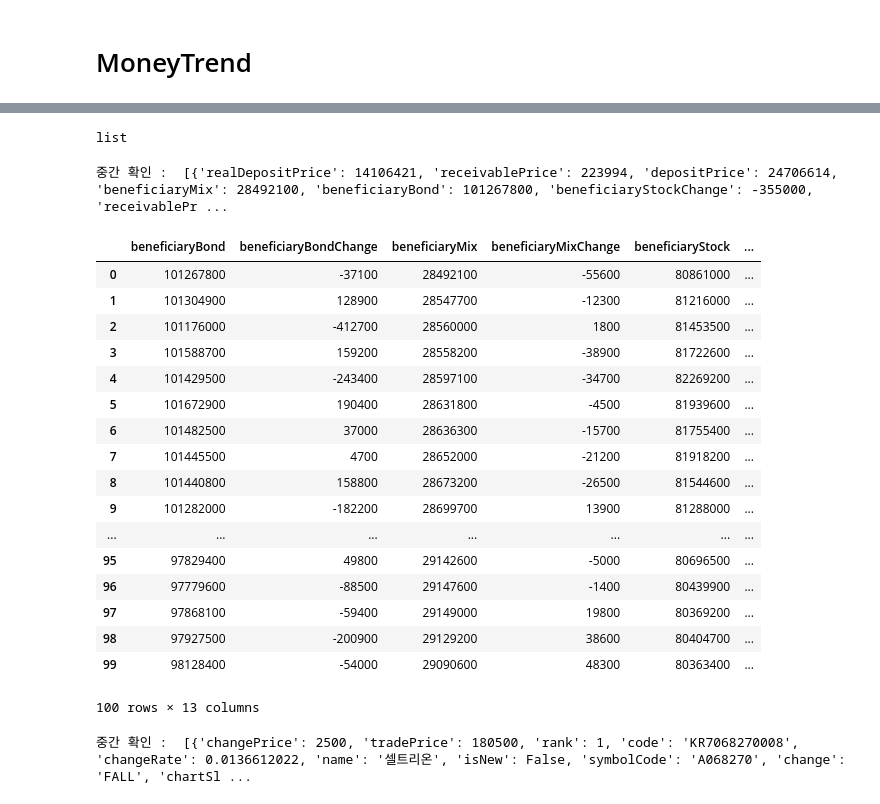
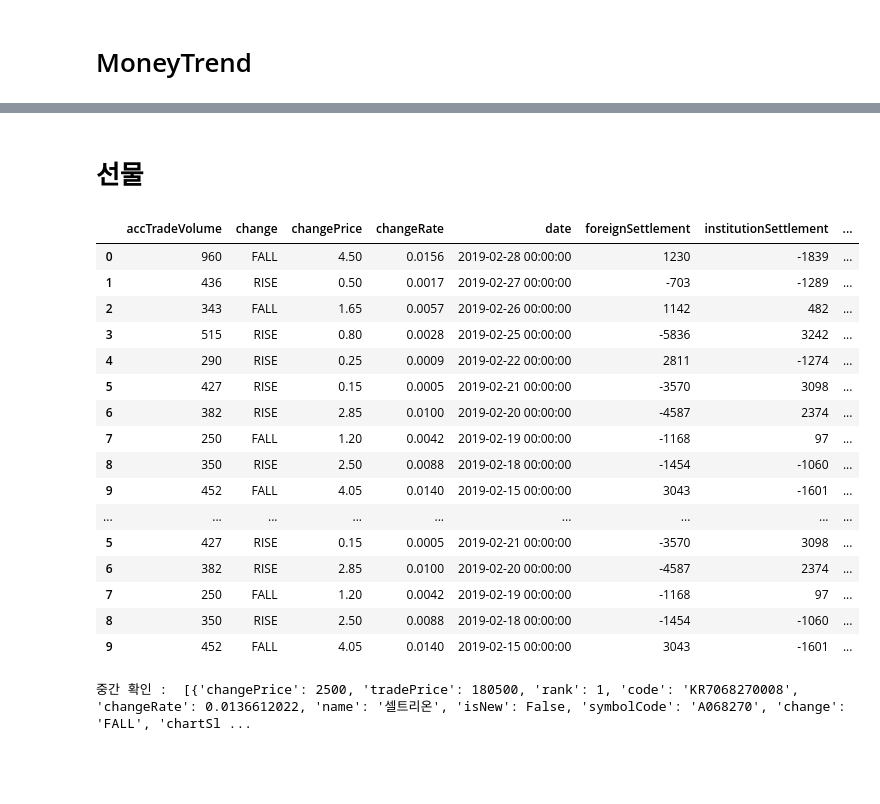
Before and after one commit to linux386/first_module, a Jupyter notebook: Daum_Web_Crawling.ipynb, the cells around one changed output, grey strips where cells are left out. Drawn from its saved outputs; the diff is of its cells as text; code cells hidden in the pictures; blank space fills up the shorter version.

```diff
--- a/Daum_Web_Crawling.ipynb
+++ b/Daum_Web_Crawling.ipynb
@@ -67,73 +64,62 @@ df
-# %%
-type(rank_json)
-# %% [output]
-list
+# %% [markdown]
+# 선물
 # %%
 # 2019-01-28 수정
 # 기존 daum 주식 사이트 : ajax 방식으로 변경으로 인해 이를 반영한 코드를 수정.
 # pip install fake-useragent 설치 후 실행 가능
 
 import io
 import json
 import sys
 import pandas as pd
 import urllib.request as req
 
 from fake_useragent import UserAgent
 
 #sys.stdout = io.TextIOWrapper(sys.stdout.detach(), encoding='utf-8')
 #sys.stderr = io.TextIOWrapper(sys.stderr.detach(), encoding='utf-8')
 
 # Fake Header 정보
 ua = UserAgent()
 
 # 헤더 선언
 headers = {
     'User-Agent': ua.ie,
-    'referer': 'https://finance.daum.net/'
+    'referer': 'https://finance.daum.net/domestic/futures'
 }
 
-# 다음 주식 요청 URL
-url = "https://finance.daum.net/api/trend/arounds?page=2&perPage=100&fieldName=changeRate&order=desc&pagination=true"
 
-# print(request.get_method())   #Post or Get 확인
-# print(request.get_full_url()) #요청 Full Url 확인
+df1 = pd.DataFrame()
+for i in range(1,3):
+    # 다음 주식 요청 URL
+    url = "https://finance.daum.net/api/future/KR4101P60004/days?pagination=true&page="+str(i)
 
-# 요청
-res = req.urlopen(req.Request(url, headers=headers)).read().decode('utf-8')
+    # 요청
+    res = req.urlopen(req.Request(url, headers=headers)).read().decode('utf-8')
 
-# 응답 데이터 확인(Json Data)
-# print('res', res)
+    df = pd.DataFrame(rank_json)
 
-# 응답 데이터 str -> json 변환 및 data 값 저장
-rank_json = json.loads(res)['data']
-
-# 중간 확인
-print('중간 확인 : ', rank_json, '\n')
-
-#for elm in rank_json:
-    # print(type(elm)) #Type 확인
-    #print('순위 : {}, 금액 : {}, 회사명 : {}'.format(elm['rank'], elm['tradePrice'], elm['name']), )
-
-df = pd.DataFrame(rank_json)
-df
+    df1 = df1.append(df)
+    #print('중간 확인 : ', kkang, '\n')
+    #print(url)
+#print(kkang)
+#df = pd.DataFrame(kkang)
+df1
 # %% [output]
-중간 확인 :  [{'realDepositPrice': 14106421, 'receivablePrice': 223994, 'depositPrice': 24706614, 'beneficiaryMix': 28492100, 'beneficiaryBond': 101267800, 'beneficiaryStockChange': -355000, 'receivablePr ...
-|  | beneficiaryBond | beneficiaryBondChange | beneficiaryMix | beneficiaryMixChange | beneficiaryStock | ... |
-| 0 | 101267800 | -37100 | 28492100 | -55600 | 80861000 | ... |
-| 1 | 101304900 | 128900 | 28547700 | -12300 | 81216000 | ... |
-| 2 | 101176000 | -412700 | 28560000 | 1800 | 81453500 | ... |
-| 3 | 101588700 | 159200 | 28558200 | -38900 | 81722600 | ... |
-| 4 | 101429500 | -243400 | 28597100 | -34700 | 82269200 | ... |
-| 5 | 101672900 | 190400 | 28631800 | -4500 | 81939600 | ... |
-| 6 | 101482500 | 37000 | 28636300 | -15700 | 81755400 | ... |
-| 7 | 101445500 | 4700 | 28652000 | -21200 | 81918200 | ... |
-| 8 | 101440800 | 158800 | 28673200 | -26500 | 81544600 | ... |
-| 9 | 101282000 | -182200 | 28699700 | 13900 | 81288000 | ... |
-| ... | ... | ... | ... | ... | ... | ... |
-| 95 | 97829400 | 49800 | 29142600 | -5000 | 80696500 | ... |
-| 96 | 97779600 | -88500 | 29147600 | -1400 | 80439900 | ... |
-| 97 | 97868100 | -59400 | 29149000 | 19800 | 80369200 | ... |
-| 98 | 97927500 | -200900 | 29129200 | 38600 | 80404700 | ... |
-| 99 | 98128400 | -54000 | 29090600 | 48300 | 80363400 | ... |
+|  | accTradeVolume | change | changePrice | changeRate | date | foreignSettlement | institutionSettlement | ... |
+| 0 | 960 | FALL | 4.50 | 0.0156 | 2019-02-28 00:00:00 | 1230 | -1839 | ... |
+| 1 | 436 | RISE | 0.50 | 0.0017 | 2019-02-27 00:00:00 | -703 | -1289 | ... |
+| 2 | 343 | FALL | 1.65 | 0.0057 | 2019-02-26 00:00:00 | 1142 | 482 | ... |
+| 3 | 515 | RISE | 0.80 | 0.0028 | 2019-02-25 00:00:00 | -5836 | 3242 | ... |
+| 4 | 290 | RISE | 0.25 | 0.0009 | 2019-02-22 00:00:00 | 2811 | -1274 | ... |
+| 5 | 427 | RISE | 0.15 | 0.0005 | 2019-02-21 00:00:00 | -3570 | 3098 | ... |
+| 6 | 382 | RISE | 2.85 | 0.0100 | 2019-02-20 00:00:00 | -4587 | 2374 | ... |
+| 7 | 250 | FALL | 1.20 | 0.0042 | 2019-02-19 00:00:00 | -1168 | 97 | ... |
+| 8 | 350 | RISE | 2.50 | 0.0088 | 2019-02-18 00:00:00 | -1454 | -1060 | ... |
+| 9 | 452 | FALL | 4.05 | 0.0140 | 2019-02-15 00:00:00 | 3043 | -1601 | ... |
+| ... | ... | ... | ... | ... | ... | ... | ... | ... |
+| 5 | 427 | RISE | 0.15 | 0.0005 | 2019-02-21 00:00:00 | -3570 | 3098 | ... |
+| 6 | 382 | RISE | 2.85 | 0.0100 | 2019-02-20 00:00:00 | -4587 | 2374 | ... |
+| 7 | 250 | FALL | 1.20 | 0.0042 | 2019-02-19 00:00:00 | -1168 | 97 | ... |
+| 8 | 350 | RISE | 2.50 | 0.0088 | 2019-02-18 00:00:00 | -1454 | -1060 | ... |
+| 9 | 452 | FALL | 4.05 | 0.0140 | 2019-02-15 00:00:00 | 3043 | -1601 | ... |
-100 rows × 13 columns
```
Also changed, not shown: parts of 3 cells of this notebook.
